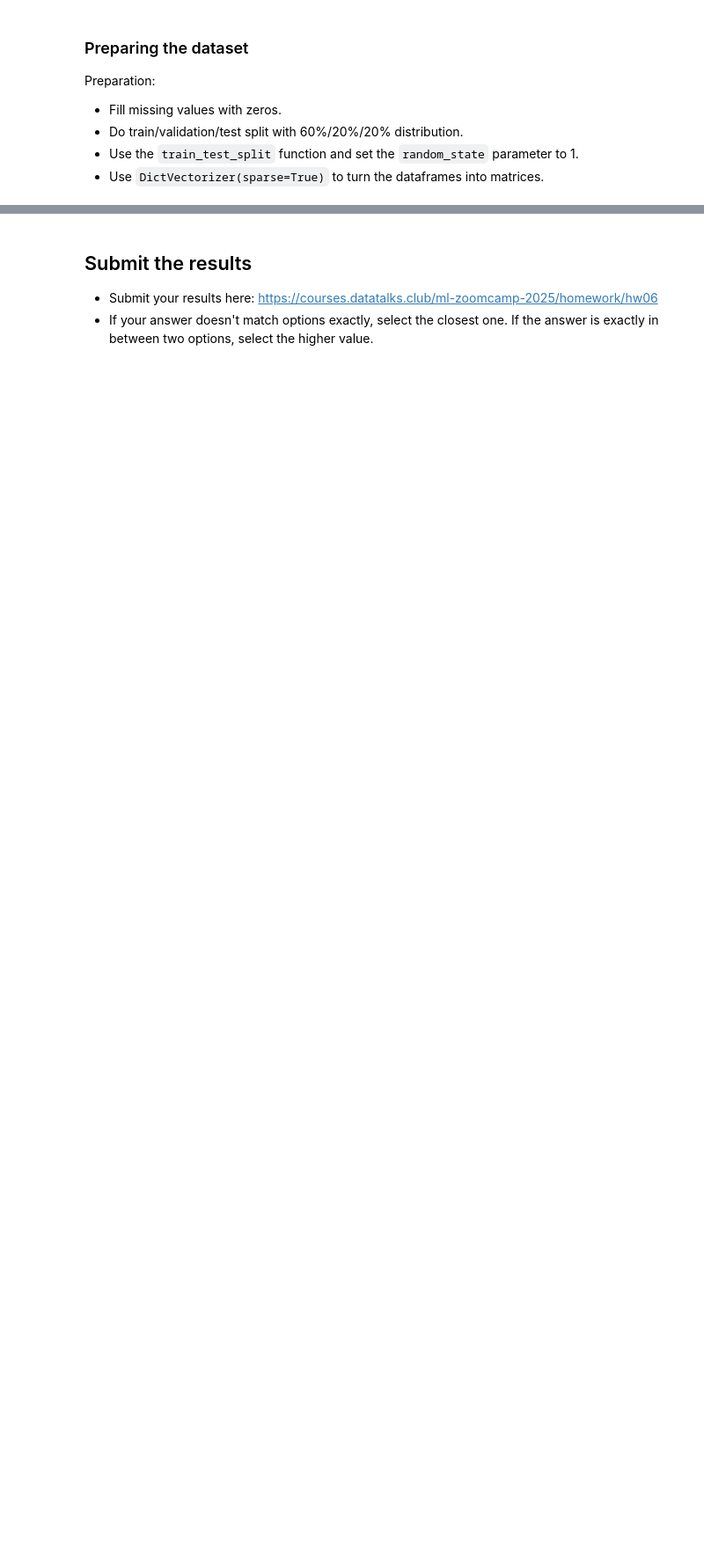
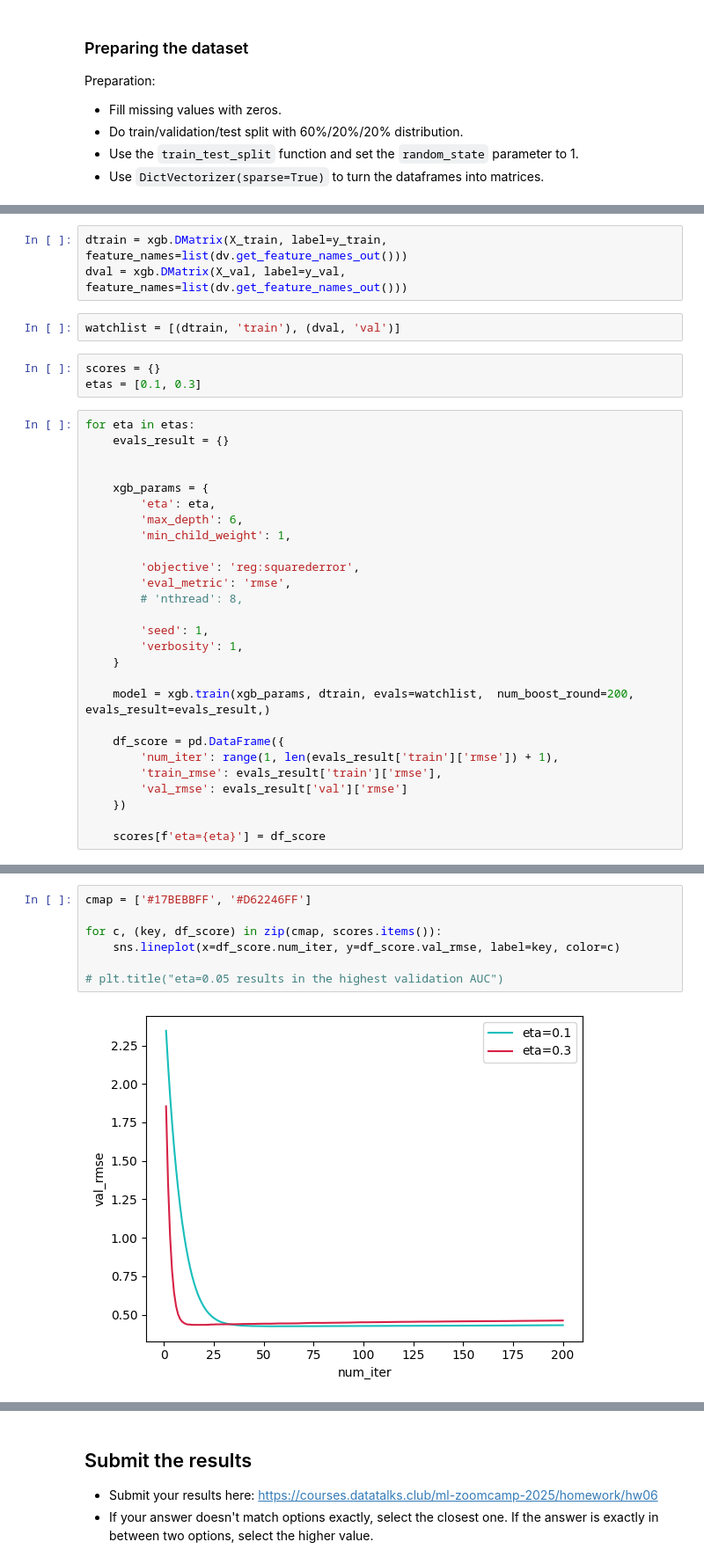
Before and after one commit to ShaniceWilliams/ml-zoomcamp, a Jupyter notebook: 06_Trees/06_Homework.ipynb, the cells around one changed output, grey strips where cells are left out. Shown at 88% size. Saved outputs shown, nothing was run; the diff lists cells and outputs as text; blank space fills up the shorter version.

```diff
--- a/06_Trees/06_Homework.ipynb
+++ b/06_Trees/06_Homework.ipynb
@@ -152,0 +386,35 @@ Which eta leads to the best RMSE score on the validation dataset?
+# %%
+dtrain = xgb.DMatrix(X_train, label=y_train, feature_names=list(dv.get_feature_names_out()))
+dval = xgb.DMatrix(X_val, label=y_val, feature_names=list(dv.get_feature_names_out()))
+# %%
+watchlist = [(dtrain, 'train'), (dval, 'val')]
+# %%
+scores = {}
+etas = [0.1, 0.3]
+# %%
+for eta in etas:
+    evals_result = {}
+
+
+    xgb_params = {
+        'eta': eta,
+        'max_depth': 6,
+        'min_child_weight': 1,
+
+        'objective': 'reg:squarederror',
+        'eval_metric': 'rmse',
+        # 'nthread': 8,
+
+        'seed': 1,
+        'verbosity': 1,
+    }
+
+    model = xgb.train(xgb_params, dtrain, evals=watchlist,  num_boost_round=200, evals_result=evals_result,)
+
+    df_score = pd.DataFrame({
+        'num_iter': range(1, len(evals_result['train']['rmse']) + 1),
+        'train_rmse': evals_result['train']['rmse'],
+        'val_rmse': evals_result['val']['rmse']
+    })
+
+    scores[f'eta={eta}'] = df_score
@@ -152,0 +439,9 @@ Which eta leads to the best RMSE score on the validation dataset?
+# %%
+cmap = ['#17BEBBFF', '#D62246FF']
+
+for c, (key, df_score) in zip(cmap, scores.items()):
+    sns.lineplot(x=df_score.num_iter, y=df_score.val_rmse, label=key, color=c)
+
+# plt.title("eta=0.05 results in the highest validation AUC")
+# %% [output]
+[figure, added]
```
Also changed, not shown: parts of 45 cells of this notebook, 2 other files.
